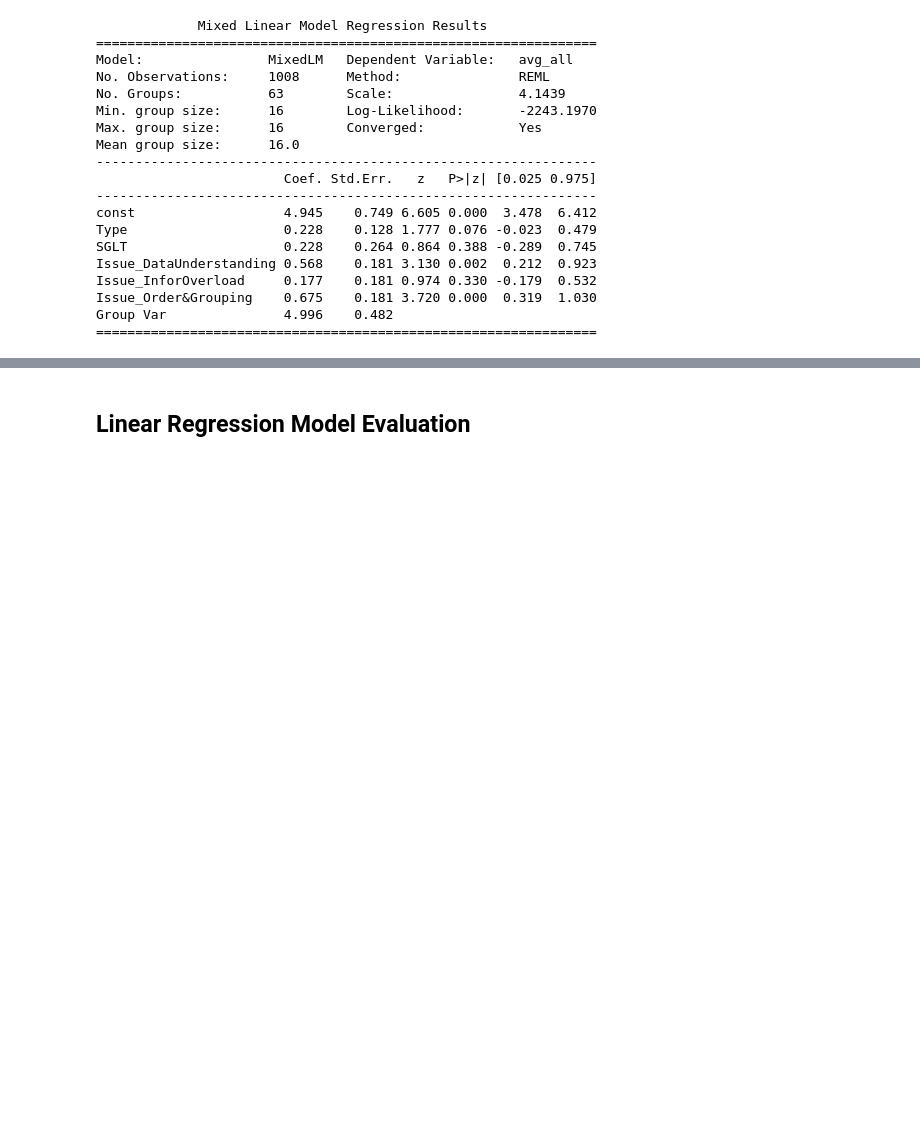
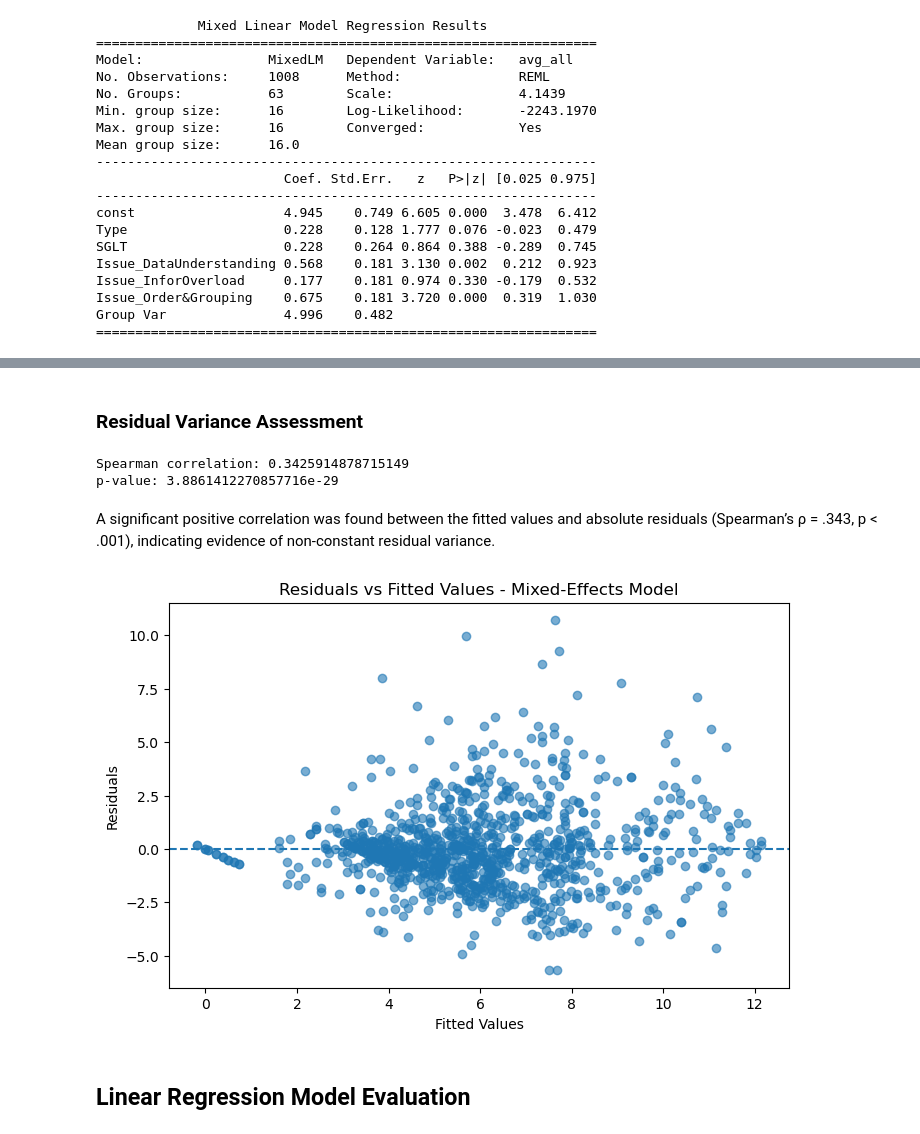
Before and after one commit to Chakuunaa/Evaluating-Dashboard-Design-Effectiveness-in-Data-Analytics, a Jupyter notebook: notebooks/01_Dissertation_Analysis.ipynb, the cells around one changed output, grey strips where cells are left out. Drawn from its saved outputs; the diff is of its cells as text; code cells hidden in the pictures; blank space fills up the shorter version.

```diff
--- a/notebooks/01_Dissertation_Analysis.ipynb
+++ b/notebooks/01_Dissertation_Analysis.ipynb
@@ -1231,3 +1248,43 @@ The dataset contains repeated observations from the same participants, which sho
+# %% [markdown]
+### Residual Variance Assessment
+# %%
+from scipy.stats import spearmanr
+import numpy as np
+
+mixed_fitted = mixed_result.fittedvalues
+
+rho, p_value = spearmanr(
+    mixed_fitted,
+    np.abs(mixed_residuals)
+)
+
+print("Spearman correlation:", rho)
+print("p-value:", p_value)
+# %% [output]
+Spearman correlation: 0.3425914878715149
+p-value: 3.8861412270857716e-29
+# %% [markdown]
+A significant positive correlation was found between the fitted values and absolute residuals (Spearman’s ρ = .343, p < .001), indicating evidence of non-constant residual variance.
+# %%
+import matplotlib.pyplot as plt
+
+plt.figure(figsize=(8, 5))
+
+plt.scatter(
+    mixed_fitted,
+    mixed_residuals,
+    alpha=0.6
+)
+
+plt.axhline(y=0, linestyle="--")
+
+plt.xlabel("Fitted Values")
+plt.ylabel("Residuals")
+plt.title("Residuals vs Fitted Values - Mixed-Effects Model")
+
+plt.show()
+# %% [output]
+[figure, added]
 # %% [markdown]
 ## Linear Regression Model Evaluation
 # %%
```
Also changed, not shown: parts of 26 cells of this notebook, 1 other file.
